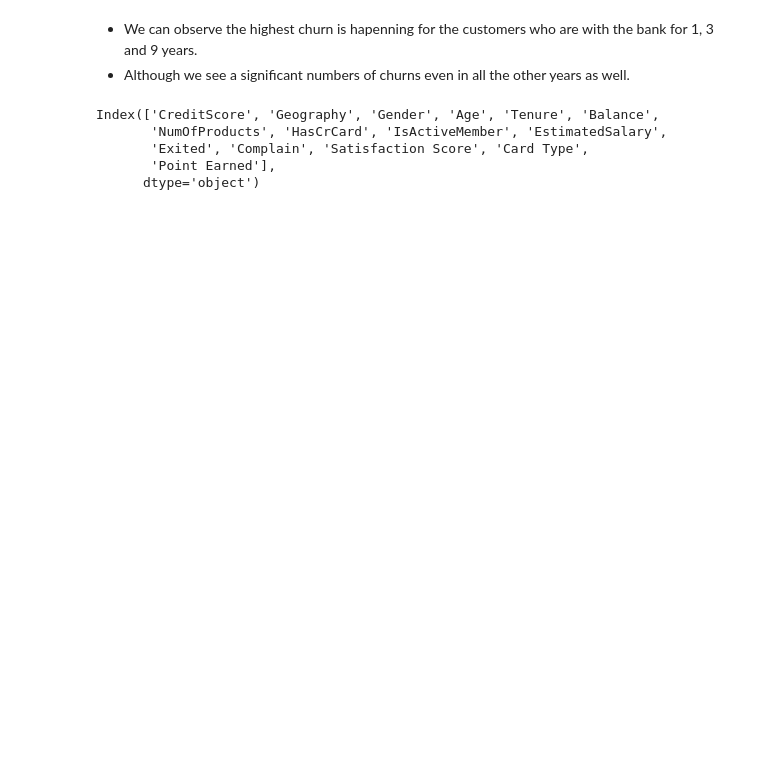
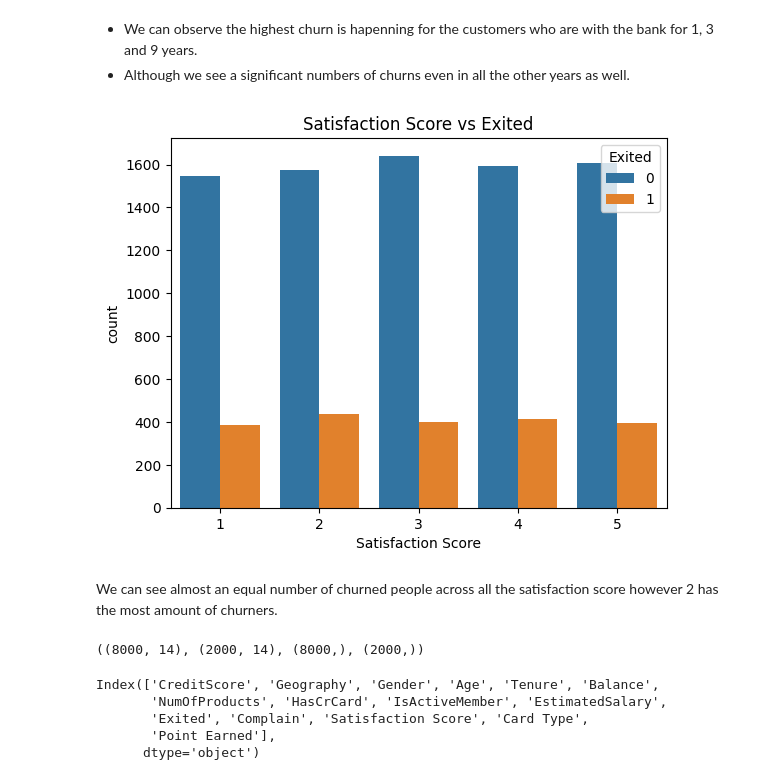
Before and after one commit to rizz045/Banking-Churn-Analysis-and-Prediction-Using-ML.ipynb, a Jupyter notebook: Banking_Churn_Analysis_and_Prediction_Using_ML.ipynb, the cells around one changed output. Cells and saved outputs as stored; diff of their text form; code cells hidden in the pictures; blank space fills up the shorter version.

```diff
--- a/Banking_Churn_Analysis_and_Prediction_Using_ML.ipynb
+++ b/Banking_Churn_Analysis_and_Prediction_Using_ML.ipynb
@@ -166,3 +203,12 @@ plt.title("Churn rate based on Tenure")
 # %% [markdown]
 * We can observe the highest churn is hapenning for the customers who are with the bank for 1, 3 and 9 years.
 * Although we see a significant numbers of churns even in all the other years as well.
+# %%
+# sns.barplot(df.groupby('Satisfaction Score')['Exited'].value_counts())
+sns.countplot(x=df['Satisfaction Score'], hue=df['Exited'])
+plt.title("Satisfaction Score vs Exited")
+plt.show()
+# %% [output]
+[figure, added]
+# %% [markdown]
+We can see almost an equal number of churned people across all the satisfaction score however 2 has the most amount of churners.
@@ -168,0 +222,10 @@ plt.title("Churn rate based on Tenure")
+# %%
+# Feature selection
+x = df.drop('Exited', axis=1)
+y = df['Exited']
+
+# Separating training and testing data
+x_train, x_test, y_train, y_test = train_test_split(x, y, test_size=0.2, random_state=42)
+x_train.shape, x_test.shape, y_train.shape, y_test.shape
+# %% [output]
+((8000, 14), (2000, 14), (8000,), (2000,))
```
Also changed, not shown: parts of 7 cells of this notebook.
